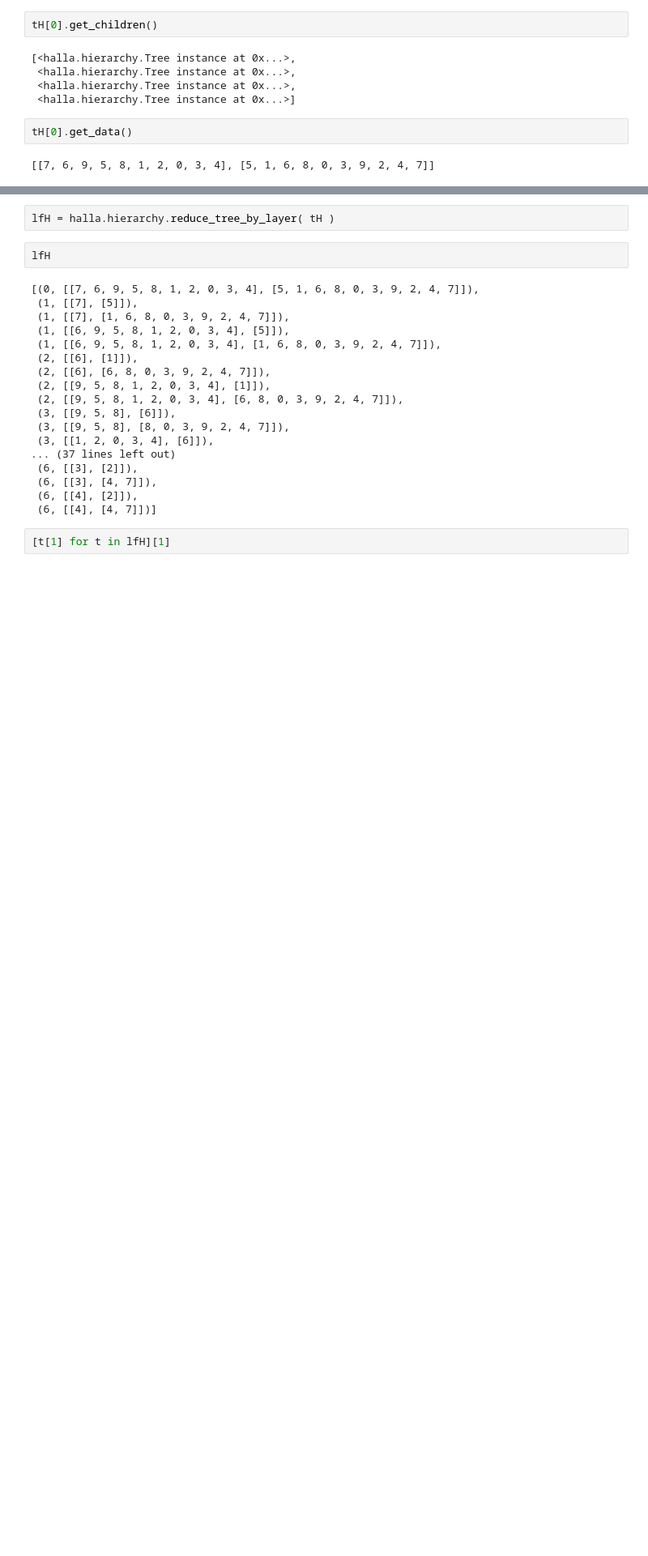
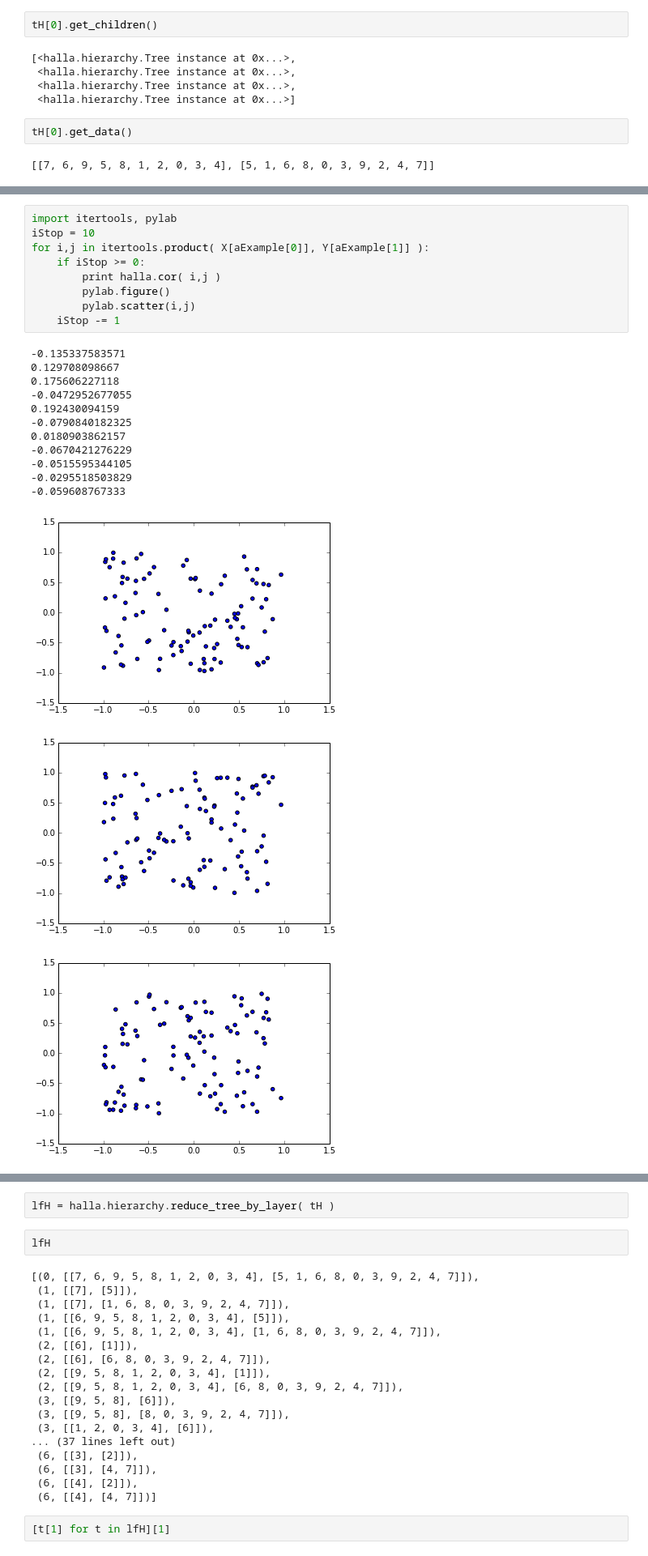
Before and after one commit to biobakery/halla_legacy, a Jupyter notebook: 22Jauary2014.ipynb, the cells around one changed output, grey strips where cells are left out. Shown: that part at 81% size. Cells and saved outputs as stored; diff of their text form; blank space fills up the shorter version.

```diff
--- a/22Jauary2014.ipynb
+++ b/22Jauary2014.ipynb
@@ -234,0 +267,24 @@ tH[0].get_data()
+# %%
+import itertools, pylab
+iStop = 10
+for i,j in itertools.product( X[aExample[0]], Y[aExample[1]] ):
+    if iStop >= 0:
+        print halla.cor( i,j )
+        pylab.figure()
+        pylab.scatter(i,j)
+    iStop -= 1
+# %% [output]
+-0.135337583571
+0.129708098667
+0.175606227118
+-0.0472952677055
+0.192430094159
+-0.0790840182325
+0.0180903862157
+-0.0670421276229
+-0.0515595344105
+-0.0295518503829
+-0.059608767333
+[figure, added]
+[figure, added]
+[figure, added]
```
Also changed, not shown: parts of 5 cells of this notebook, 1 other file.
